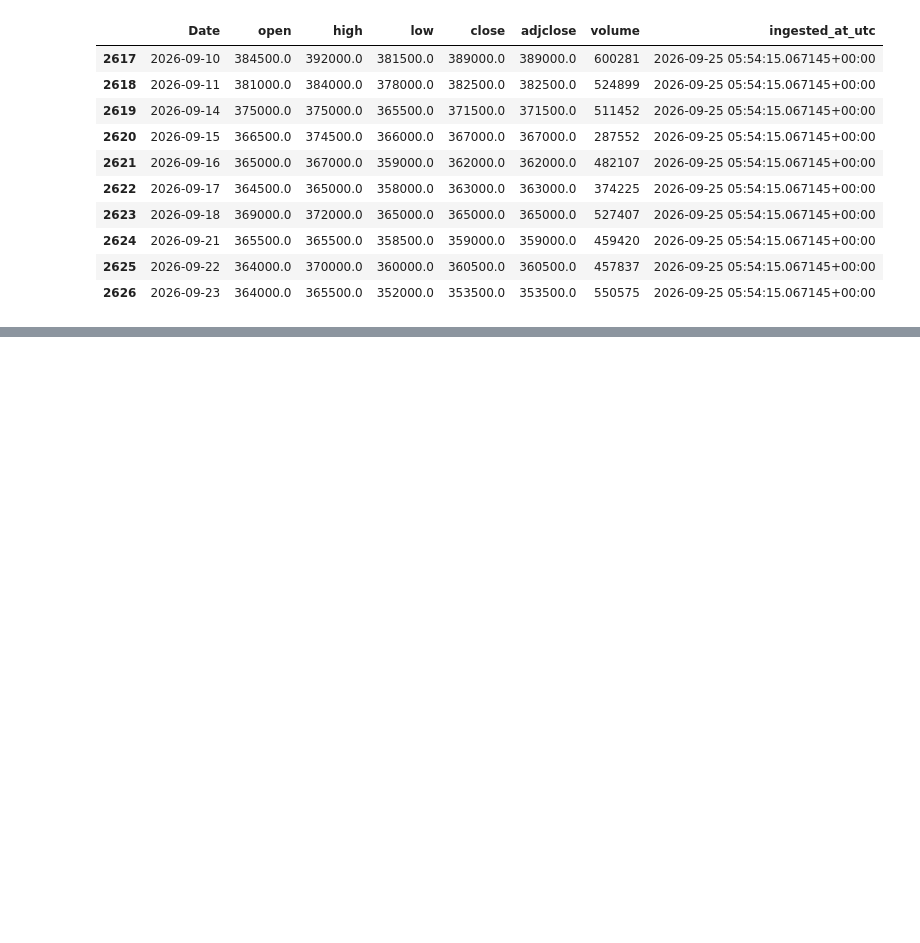
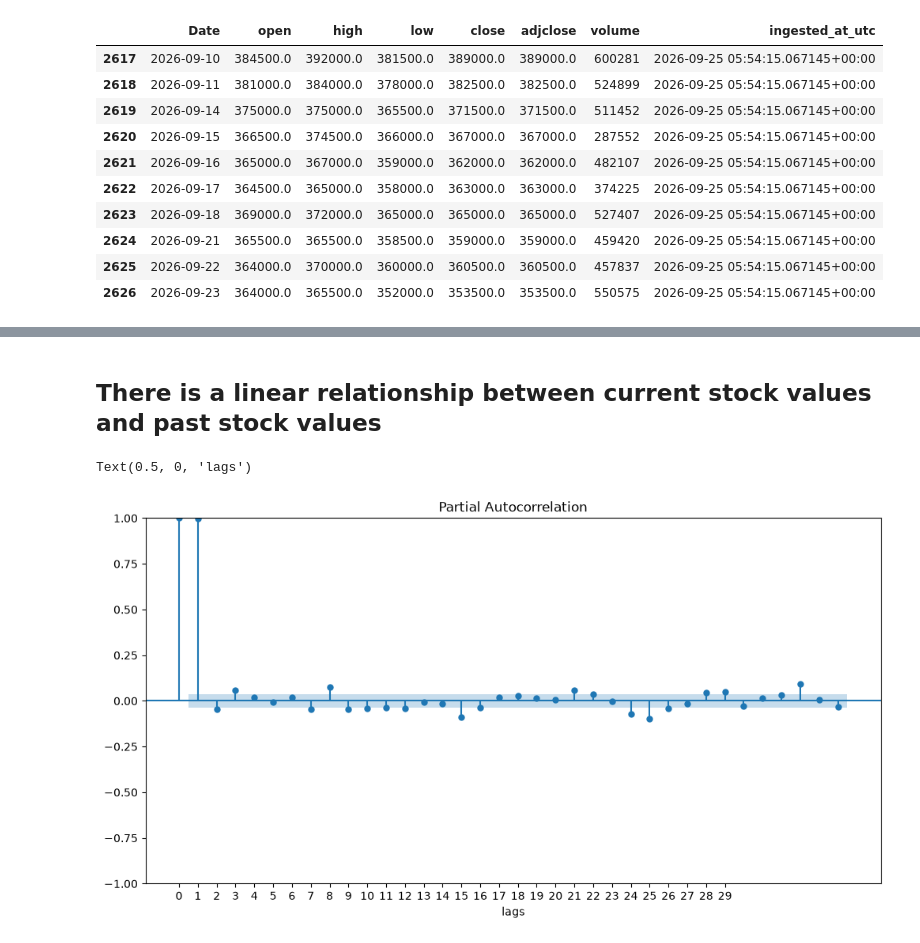
Before and after one commit to codeforlife888/M3-Stock-Price-Models, a Jupyter notebook: notebooks/10_loaddata.ipynb, the cells around one changed output, grey strips where cells are left out. Saved outputs shown, nothing was run; the diff lists cells and outputs as text; code cells hidden in the pictures; blank space fills up the shorter version.

```diff
--- a/notebooks/10_loaddata.ipynb
+++ b/notebooks/10_loaddata.ipynb
@@ -33,3 +55,12 @@ df.tail(10)
+# %% [markdown]
+## There is a linear relationship between current stock values and past stock values
 # %%
-# Convert Date into datetime
-df['Date'] = pd.to_datetime(df.Date)
+from statsmodels.graphics.tsaplots import plot_pacf
+_, ax = plt.subplots(figsize=(12, 6))
+plot_pacf(df['close'].dropna(), ax=ax, method='ywm')
+ind = [i for i in range(30)]
+ax.set_xticks(ind)
+ax.set_xlabel('lags')
+# %% [output]
+Text(0.5, 0, 'lags')
+[figure, added]
```
Also changed, not shown: parts of 16 cells of this notebook.
